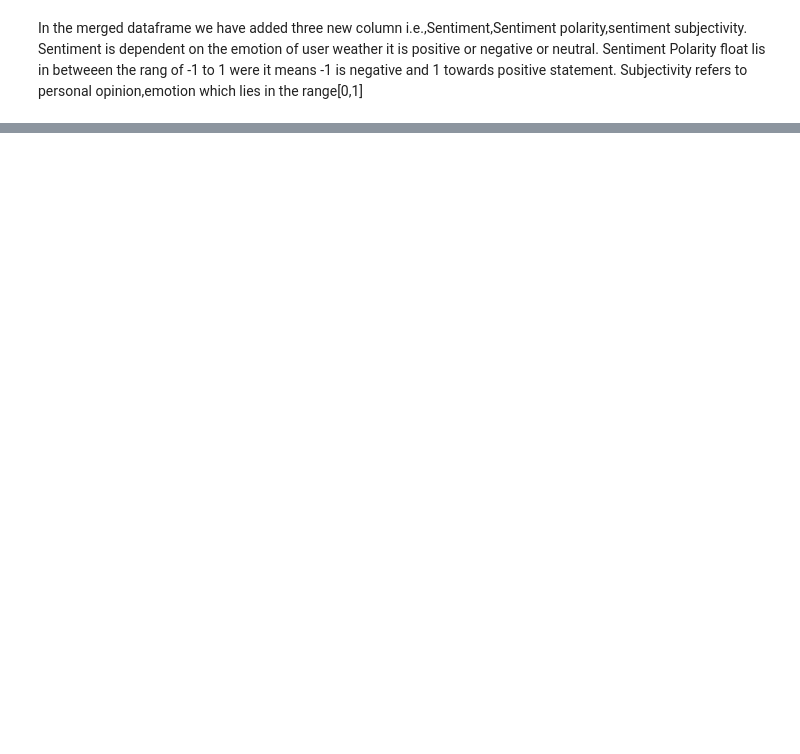
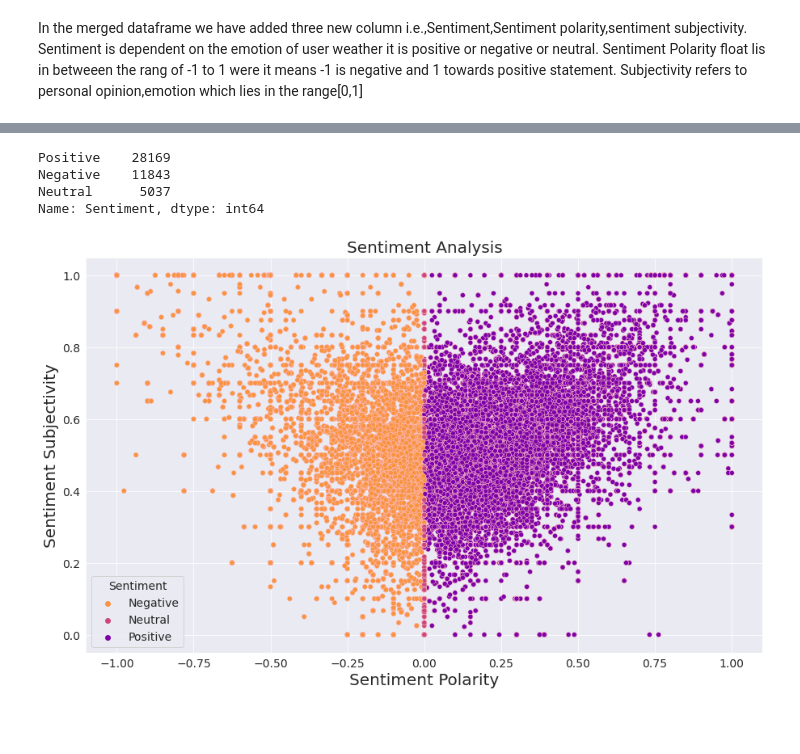
Before and after one commit to pdpranavkumar/Machine-Learning-Models, a Jupyter notebook: Play_Store_App_Review_Analysis_Pranav_Dhabale_Capstone_Project.ipynb, the cells around one changed output, grey strips where cells are left out. Saved outputs shown, nothing was run; the diff lists cells and outputs as text; code cells hidden in the pictures; blank space fills up the shorter version.

```diff
--- a/Play_Store_App_Review_Analysis_Pranav_Dhabale_Capstone_Project.ipynb
+++ b/Play_Store_App_Review_Analysis_Pranav_Dhabale_Capstone_Project.ipynb
@@ -637,4 +637,6 @@ path="/content/drive/MyDrive/Almabetter/User Reviews.csv"
 user_reviews_df = pd.read_csv(path)
 # %%
 user_reviews_df.columns=[str(x).lower().replace(" ","_") for x in user_reviews_df.columns]
+# %%
+merge_df = play_store_df.merge(user_reviews_df,on='App')
 # %%
@@ -673,0 +674,3 @@ merged_df1.head()
+# %%
+merge_df = merge_df.dropna()
+merge_df.head(15)
@@ -674,8 +694,15 @@ merged_df1.head()
 # %%
-merged_df1['Sentiment'].value_counts()
+merge_df['Sentiment'].value_counts()
+# %% [output]
+Positive    28169
+Negative    11843
+Neutral      5037
+Name: Sentiment, dtype: int64
 # %%
-sns.scatterplot(user_reviews_df['Sentiment_Polarity'],user_reviews_df_new['Sentiment_Subjectivity'],hue=user_reviews_df_new['Sentiment'], edgecolor='pink',palette="plasma_r")
+sns.scatterplot(merge_df['Sentiment_Polarity'],merge_df['Sentiment_Subjectivity'],hue=merge_df['Sentiment'], edgecolor='pink',palette="plasma_r")
 plt.xlabel('Sentiment Polarity', fontsize=20)
 plt.ylabel('Sentiment Subjectivity', fontsize=20)
 plt.title("Sentiment Analysis", fontsize=20)
 plt.show()
+# %% [output]
+[figure, added]
@@ -686,0 +709,2 @@ plt.show()
+# %% [markdown]
+#
```
Also changed, not shown: parts of 8 cells of this notebook.
